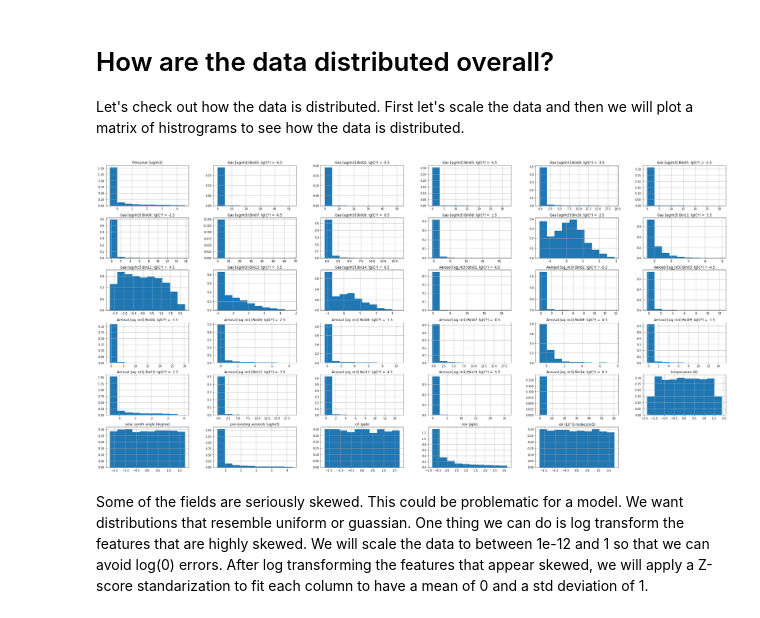
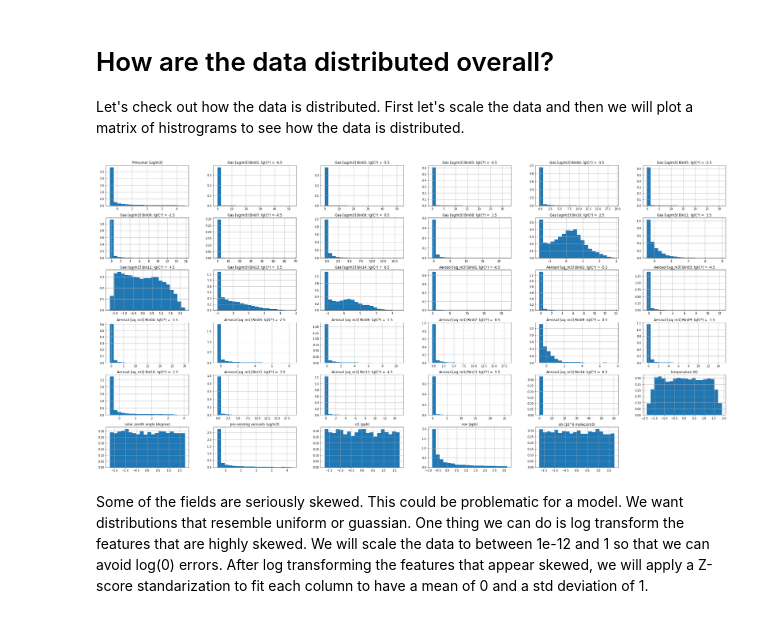
Before and after one commit to NCAR/ai4essportal, a Jupyter notebook: NB1_data_exploration.ipynb, the cells around one changed output. Cells and saved outputs as stored; diff of their text form; code cells hidden in the pictures.

```diff
--- a/NB1_data_exploration.ipynb
+++ b/NB1_data_exploration.ipynb
@@ -329,11 +307,11 @@ dataFrame_hist = dataFrame.drop(columns = ["Time [s]", "id"])
 # %%
 columns = dataFrame_hist.columns
 dataFrame_scaled = StandardScaler().fit_transform(dataFrame_hist)
 
 dataFrame_scaled = pd.DataFrame(data=dataFrame_scaled, columns=columns)
-_ = dataFrame_scaled.hist(figsize=(40,20), density = True)
+_ = dataFrame_scaled.hist(figsize=(40,20), density = True, bins = 20)
 # %% [output]
-[figure, old version]
+[figure, new version]
 # %% [markdown]
 Some of the fields are seriously skewed. This could be problematic for a model. We want distributions that resemble uniform or guassian. One thing we can do is log transform the features that are highly skewed. We will scale the data to between 1e-12 and 1 so that we can avoid log(0) errors. After log transforming the features that appear skewed, we will apply a Z-score standarization to fit each column to have a mean of 0 and a std deviation of 1.
 # %%
```
Also changed, not shown: parts of 12 cells of this notebook.
